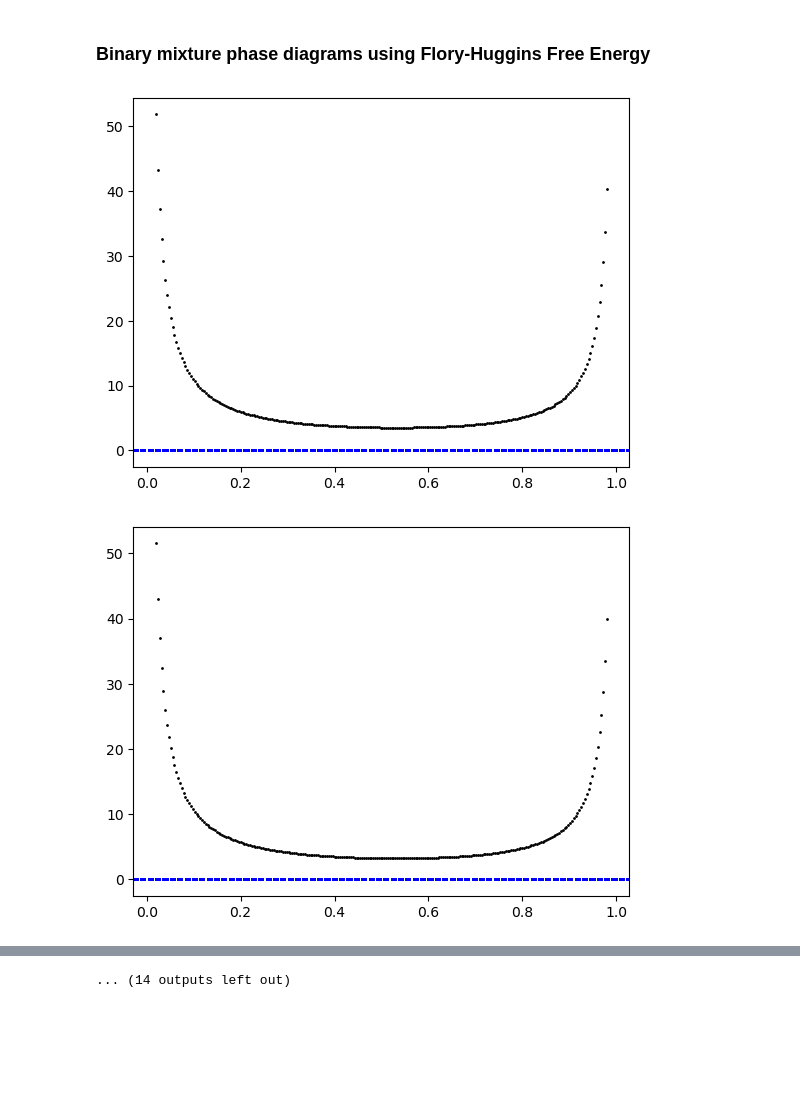
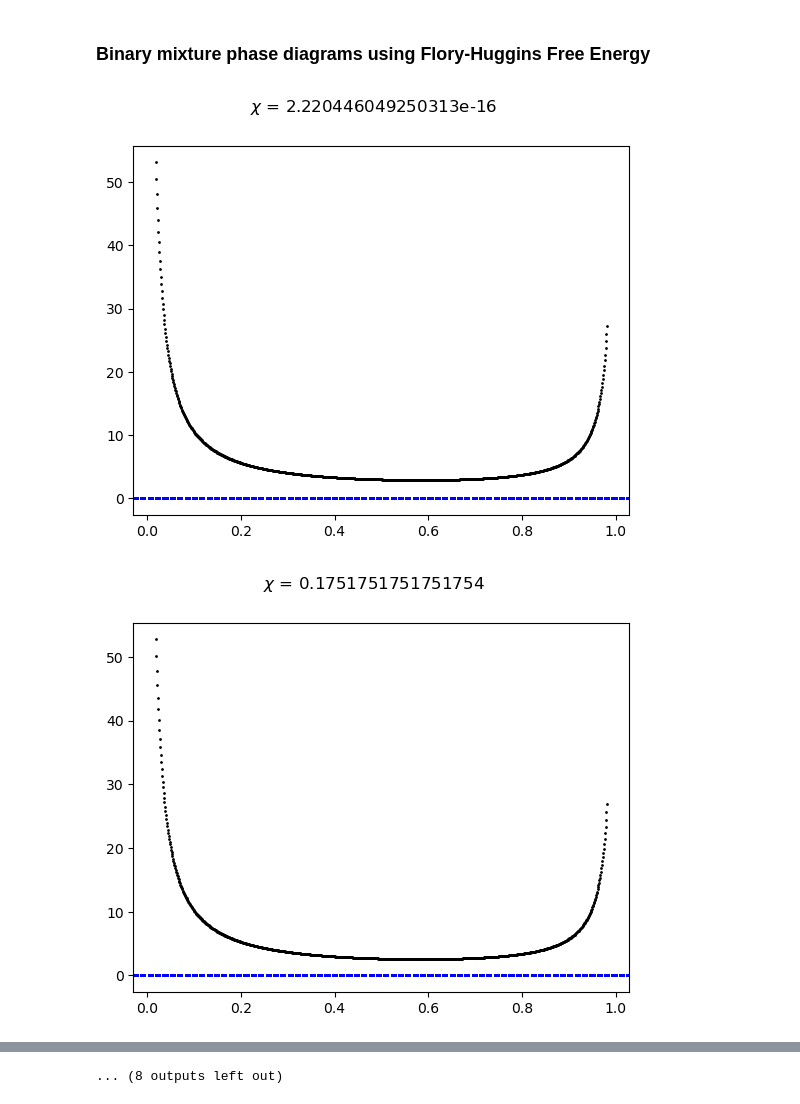
Before and after one commit to vchirag/phase_separated-mixtures, a Jupyter notebook: notebooks/binary_mixture.ipynb, the cells around one changed output, grey strips where cells are left out. Drawn from its saved outputs; the diff is of its cells as text; code cells hidden in the pictures; blank space fills up the shorter version.

```diff
--- a/notebooks/binary_mixture.ipynb
+++ b/notebooks/binary_mixture.ipynb
@@ -72,21 +72,20 @@ def calculateSpinodals(phis, nu, nA, nB, chis):
     return spinodals
 # %%
 # concentration of the first component
-n_phis = 256
+n_phis = 1000
 phis = np.linspace(epsilon, 1-epsilon, n_phis)
 
 # Molecular parameters
 nu = DTYPE(1)
 nA = DTYPE(1)
-nBs = [1, 1.3]
+nBs = [1, 1.5, 2]
 
 # Flory parameter
-chis = np.linspace(epsilon, 3.5, 256, dtype = DTYPE)
-# chis = [2.116]
+chis = np.linspace(epsilon, 3.5, 1000, dtype = DTYPE)
 # %%
 ctr = 0
 for nB in nBs:
-    for chi in chis:
+    for chi in chis[::50]:
         fig, ax = plt.subplots()
         for phi in phis:
             ax.scatter(phi, floryHuggins_2components(phi, nu, nA, nB, chi), color = "k", s = 1)
@@ -121,24 +120,25 @@ for nB in nBs:
 
     ax.legend(loc = "upper right")
     ax.set_xlabel(r"$\phi$")
-    ax.set_ylabel(r"$\chi$")spinodal binodal phase separation binary mixture
+    ax.set_ylabel(r"$\chi$")
     fig.suptitle(f"$n_A$ : $n_B$ = {nA} : {nB}")
     fig.tight_layout()
     fig.savefig(f"data/bin_spin/{ctr}.png")
     plt.close()
     ctr+=1
 # %%
-for chi in tqdm(chis[::10]):
+for chi in tqdm(chis[::50]):
     second_derivative = nd.Derivative(lambda phi: floryHuggins_2components(phi, nu, nA, nB, chi), n=2)
     ddf_ddphis_chi = [] # values of ddelF/ddelphi for all phis for a particular chi
 
     fig, ax = plt.subplots()
 
     for idx, phi in enumerate(phis):
         ddf_ddphi_phi = second_derivative(phi) # value of ddelF/ddelphi for a particular phi for a particular chi
         ddf_ddphis_chi.append(ddf_ddphi_phi)
         ax.scatter(phi, ddf_ddphi_phi, color = "k", s = 1)
         ax.axhline(0, color = "blue", linestyle = "--", linewidth=1)
+    fig.suptitle(f"$\\chi$ = {chi}")
 # %% [output]
-[figure, old version]
+[figure, new version]
-[figure, old version]
+[figure, new version]
@@ -155,2 +155,2 @@ for chi in tqdm(chis[::10]):
-... (14 outputs left out)
+... (8 outputs left out)
 # %%
```
Also changed, not shown: parts of 2 cells of this notebook.
